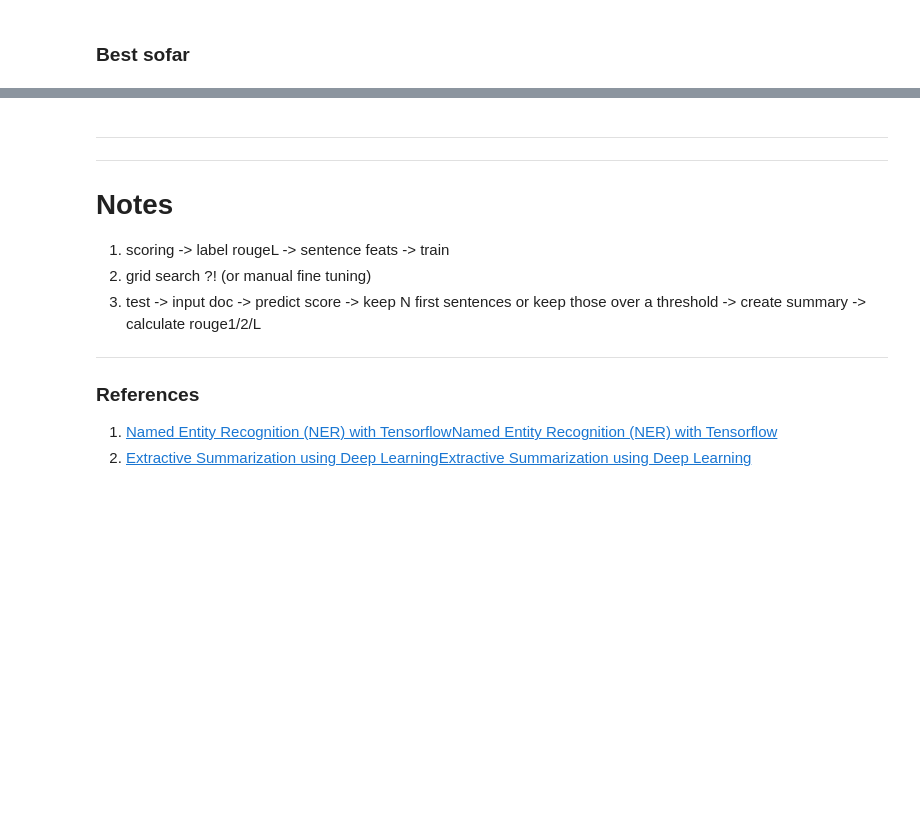
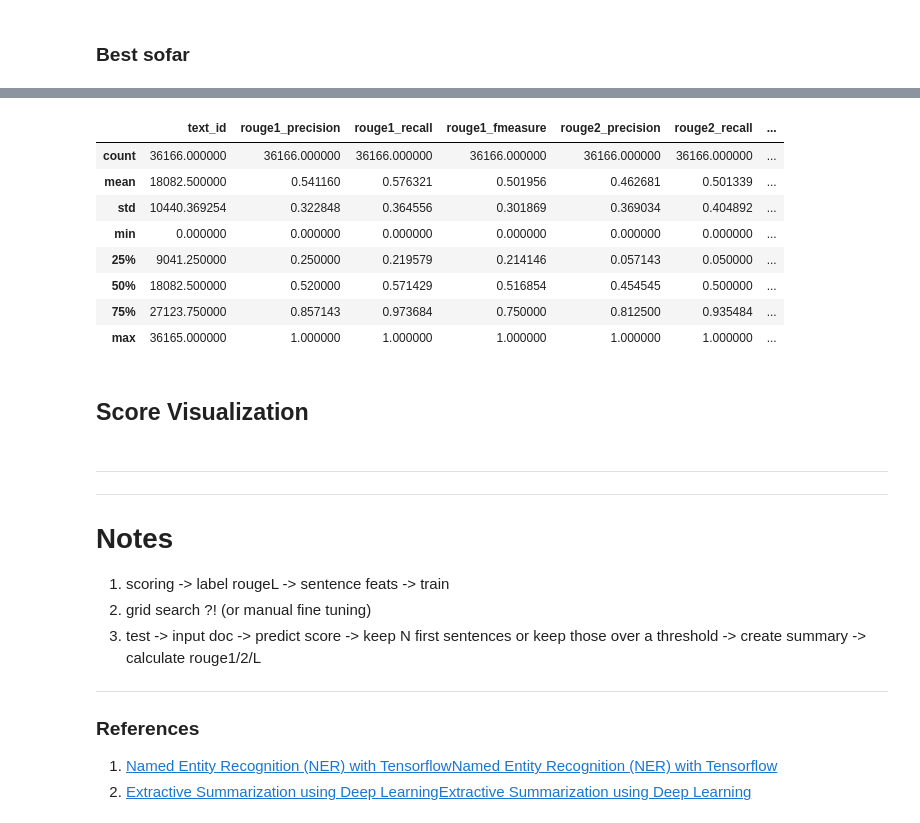
Before and after one commit to theatina/Extractive_Summarizer, a Jupyter notebook: m915-extrasummarizer.ipynb, the cells around one changed output, grey strips where cells are left out. Drawn from its saved outputs; the diff is of its cells as text; code cells hidden in the pictures; blank space fills up the shorter version.

```diff
--- a/m915-extrasummarizer.ipynb
+++ b/m915-extrasummarizer.ipynb
@@ -1073,4 +1106,16 @@ FileLinks(".")
 # %%
 score_stats=score_df.describe()
 score_stats.to_csv(os.path.join(data_dir,f"results_stats_{data_type}.csv"), header=True, index=True)
-score_stats
+score_stats_plt=score_df.describe()
+scores_to_plot=score_stats_plt.iloc[1:,1:]
+scores_to_plot
+# %% [output]
+|  | text_id | rouge1_precision | rouge1_recall | rouge1_fmeasure | rouge2_precision | rouge2_recall | ... |
+| count | 36166.000000 | 36166.000000 | 36166.000000 | 36166.000000 | 36166.000000 | 36166.000000 | ... |
+| mean | 18082.500000 | 0.541160 | 0.576321 | 0.501956 | 0.462681 | 0.501339 | ... |
+| std | 10440.369254 | 0.322848 | 0.364556 | 0.301869 | 0.369034 | 0.404892 | ... |
+| min | 0.000000 | 0.000000 | 0.000000 | 0.000000 | 0.000000 | 0.000000 | ... |
+| 25% | 9041.250000 | 0.250000 | 0.219579 | 0.214146 | 0.057143 | 0.050000 | ... |
+| 50% | 18082.500000 | 0.520000 | 0.571429 | 0.516854 | 0.454545 | 0.500000 | ... |
+| 75% | 27123.750000 | 0.857143 | 0.973684 | 0.750000 | 0.812500 | 0.935484 | ... |
+| max | 36165.000000 | 1.000000 | 1.000000 | 1.000000 | 1.000000 | 1.000000 | ... |
@@ -1082 +1122,3 @@ scores_to_plot
+# %% [markdown]
+## Score Visualization
 # %%
```
Also changed, not shown: parts of 16 cells of this notebook.
